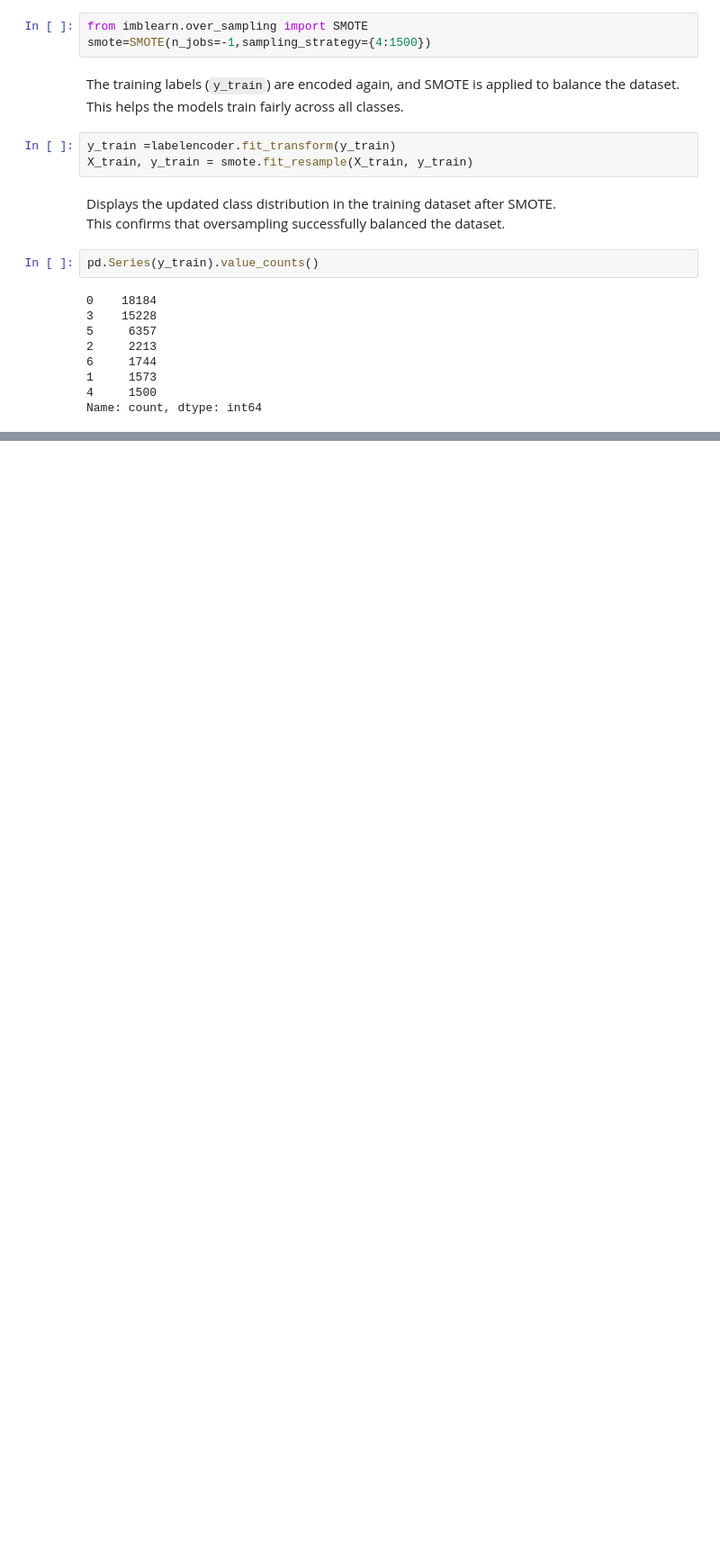
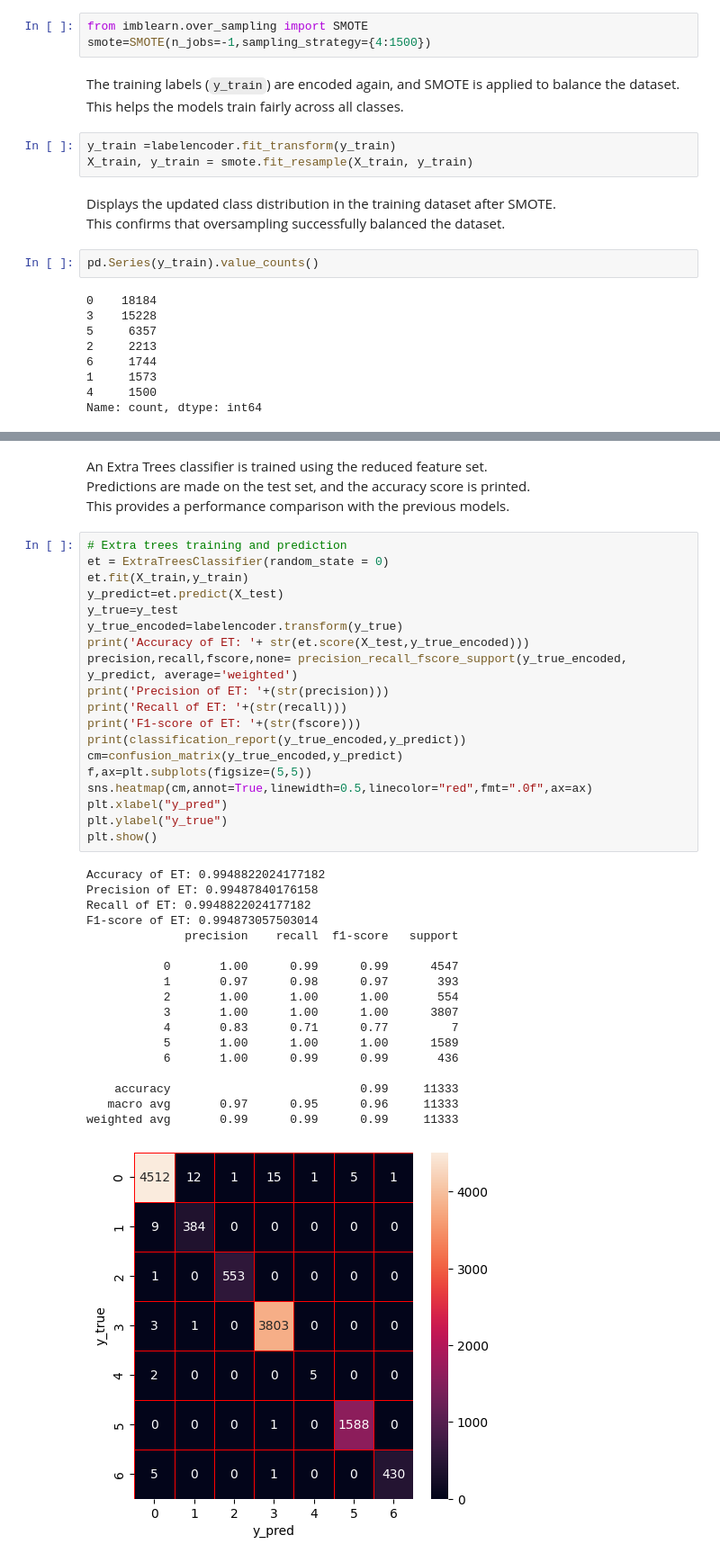
Before and after one commit to divya-392/Master-s-Project, a Jupyter notebook: IDS_TreeBase.ipynb, the cells around one changed output, grey strips where cells are left out. Shown at 90% size. Drawn from its saved outputs; the diff is of its cells as text; blank space fills up the shorter version.

```diff
--- a/IDS_TreeBase.ipynb
+++ b/IDS_TreeBase.ipynb
@@ -538,0 +643,42 @@ Name: count, dtype: int64
+# %% [markdown]
+An Extra Trees classifier is trained using the reduced feature set.
+Predictions are made on the test set, and the accuracy score is printed.
+This provides a performance comparison with the previous models.
+# %%
+# Extra trees training and prediction
+et = ExtraTreesClassifier(random_state = 0)
+et.fit(X_train,y_train)
+y_predict=et.predict(X_test)
+y_true=y_test
+y_true_encoded=labelencoder.transform(y_true)
+print('Accuracy of ET: '+ str(et.score(X_test,y_true_encoded)))
+precision,recall,fscore,none= precision_recall_fscore_support(y_true_encoded, y_predict, average='weighted')
+print('Precision of ET: '+(str(precision)))
+print('Recall of ET: '+(str(recall)))
+print('F1-score of ET: '+(str(fscore)))
+print(classification_report(y_true_encoded,y_predict))
+cm=confusion_matrix(y_true_encoded,y_predict)
+f,ax=plt.subplots(figsize=(5,5))
+sns.heatmap(cm,annot=True,linewidth=0.5,linecolor="red",fmt=".0f",ax=ax)
+plt.xlabel("y_pred")
+plt.ylabel("y_true")
+plt.show()
+# %% [output]
+Accuracy of ET: 0.9948822024177182
+Precision of ET: 0.99487840176158
+Recall of ET: 0.9948822024177182
+F1-score of ET: 0.994873057503014
+              precision    recall  f1-score   support
+
+           0       1.00      0.99      0.99      4547
+           1       0.97      0.98      0.97       393
+           2       1.00      1.00      1.00       554
+           3       1.00      1.00      1.00      3807
+           4       0.83      0.71      0.77         7
+           5       1.00      1.00      1.00      1589
+           6       1.00      0.99      0.99       436
+
+    accuracy                           0.99     11333
+   macro avg       0.97      0.95      0.96     11333
+weighted avg       0.99      0.99      0.99     11333
+[figure, added]
```
Also changed, not shown: parts of 28 cells of this notebook.
